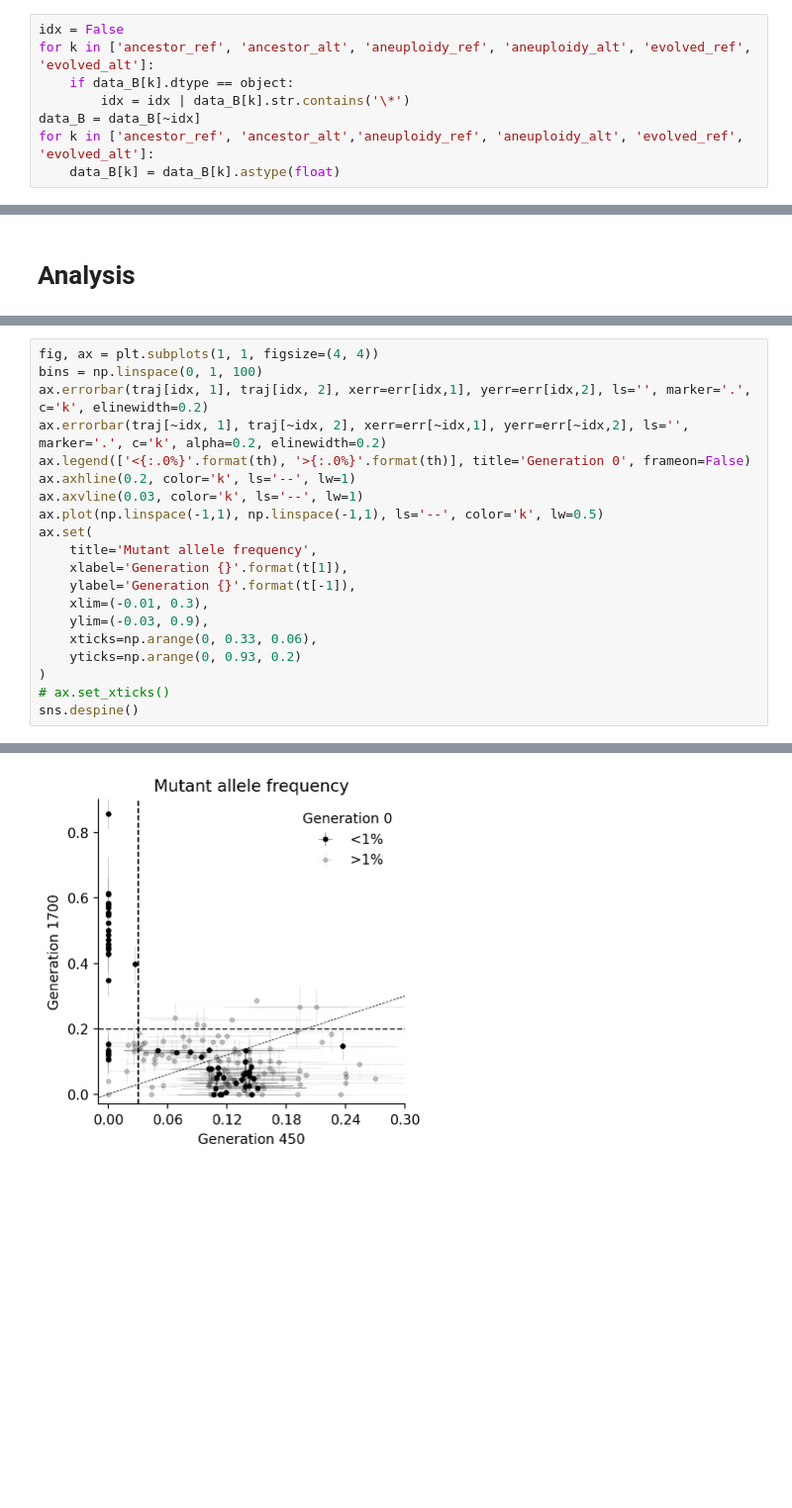
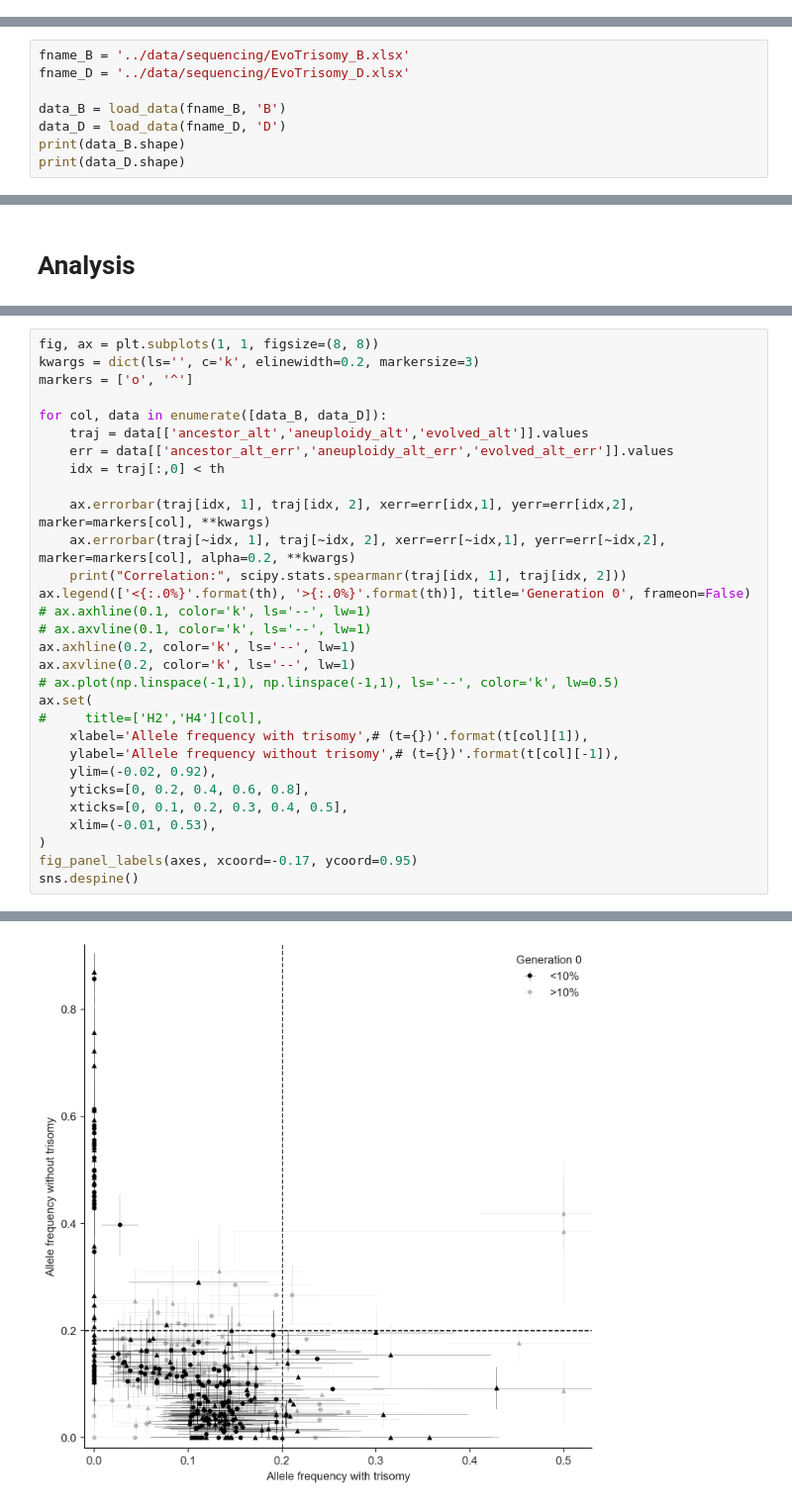
Before and after one commit to yoavram-lab/Heatrisomy, a Jupyter notebook: notebooks/mutation_analysis.ipynb, the cells around one changed output, grey strips where cells are left out. Shown at 99% size. Saved outputs shown, nothing was run; the diff lists cells and outputs as text; blank space fills up the shorter version.

```diff
--- a/notebooks/mutation_analysis.ipynb
+++ b/notebooks/mutation_analysis.ipynb
@@ -44,8 +16,0 @@ data_B.head()
-# %%
-idx = False
-for k in ['ancestor_ref', 'ancestor_alt', 'aneuploidy_ref', 'aneuploidy_alt', 'evolved_ref', 'evolved_alt']:
-    if data_B[k].dtype == object:
-        idx = idx | data_B[k].str.contains('\*')
-data_B = data_B[~idx]
-for k in ['ancestor_ref', 'ancestor_alt','aneuploidy_ref', 'aneuploidy_alt', 'evolved_ref', 'evolved_alt']:
-    data_B[k] = data_B[k].astype(float)
@@ -83,0 +70,8 @@ data_B.drop(columns=['ancestor_ref', 'aneuploidy_ref', 'evolved_ref', 'ancestor_
+# %%
+fname_B = '../data/sequencing/EvoTrisomy_B.xlsx'
+fname_D = '../data/sequencing/EvoTrisomy_D.xlsx'
+
+data_B = load_data(fname_B, 'B')
+data_D = load_data(fname_D, 'D')
+print(data_B.shape)
+print(data_D.shape)
@@ -167,21 +228,31 @@ fig.tight_layout()
 # %%
-fig, ax = plt.subplots(1, 1, figsize=(4, 4))
-bins = np.linspace(0, 1, 100)
-ax.errorbar(traj[idx, 1], traj[idx, 2], xerr=err[idx,1], yerr=err[idx,2], ls='', marker='.', c='k', elinewidth=0.2)
-ax.errorbar(traj[~idx, 1], traj[~idx, 2], xerr=err[~idx,1], yerr=err[~idx,2], ls='', marker='.', c='k', alpha=0.2, elinewidth=0.2)
+fig, ax = plt.subplots(1, 1, figsize=(8, 8))
+kwargs = dict(ls='', c='k', elinewidth=0.2, markersize=3)
+markers = ['o', '^']
+
+for col, data in enumerate([data_B, data_D]):
+    traj = data[['ancestor_alt','aneuploidy_alt','evolved_alt']].values
+    err = data[['ancestor_alt_err','aneuploidy_alt_err','evolved_alt_err']].values
+    idx = traj[:,0] < th
+
+    ax.errorbar(traj[idx, 1], traj[idx, 2], xerr=err[idx,1], yerr=err[idx,2], marker=markers[col], **kwargs)
+    ax.errorbar(traj[~idx, 1], traj[~idx, 2], xerr=err[~idx,1], yerr=err[~idx,2], marker=markers[col], alpha=0.2, **kwargs)
+    print("Correlation:", scipy.stats.spearmanr(traj[idx, 1], traj[idx, 2]))
 ax.legend(['<{:.0%}'.format(th), '>{:.0%}'.format(th)], title='Generation 0', frameon=False)
+# ax.axhline(0.1, color='k', ls='--', lw=1)
+# ax.axvline(0.1, color='k', ls='--', lw=1)
 ax.axhline(0.2, color='k', ls='--', lw=1)
-ax.axvline(0.03, color='k', ls='--', lw=1)
-ax.plot(np.linspace(-1,1), np.linspace(-1,1), ls='--', color='k', lw=0.5)
+ax.axvline(0.2, color='k', ls='--', lw=1)
+# ax.plot(np.linspace(-1,1), np.linspace(-1,1), ls='--', color='k', lw=0.5)
 ax.set(
-    title='Mutant allele frequency',
-    xlabel='Generation {}'.format(t[1]),
-    ylabel='Generation {}'.format(t[-1]),
-    xlim=(-0.01, 0.3),
-    ylim=(-0.03, 0.9),
-    xticks=np.arange(0, 0.33, 0.06),
-    yticks=np.arange(0, 0.93, 0.2)
+#     title=['H2','H4'][col],
+    xlabel='Allele frequency with trisomy',# (t={})'.format(t[col][1]),
+    ylabel='Allele frequency without trisomy',# (t={})'.format(t[col][-1]),
+    ylim=(-0.02, 0.92),
+    yticks=[0, 0.2, 0.4, 0.6, 0.8],
+    xticks=[0, 0.1, 0.2, 0.3, 0.4, 0.5],
+    xlim=(-0.01, 0.53),
 )
-# ax.set_xticks()
+fig_panel_labels(axes, xcoord=-0.17, ycoord=0.95)
 sns.despine()
 # %% [output]
@@ -188 +261 @@ sns.despine()
-[figure, old version]
+[figure, new version]
```
Also changed, not shown: parts of 16 cells of this notebook.
